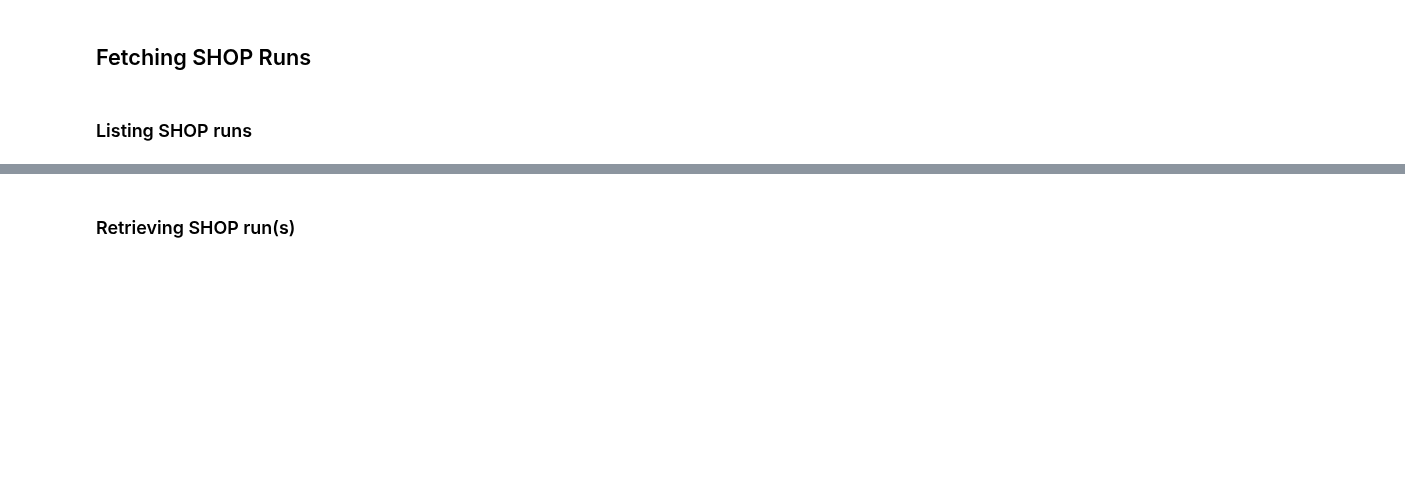
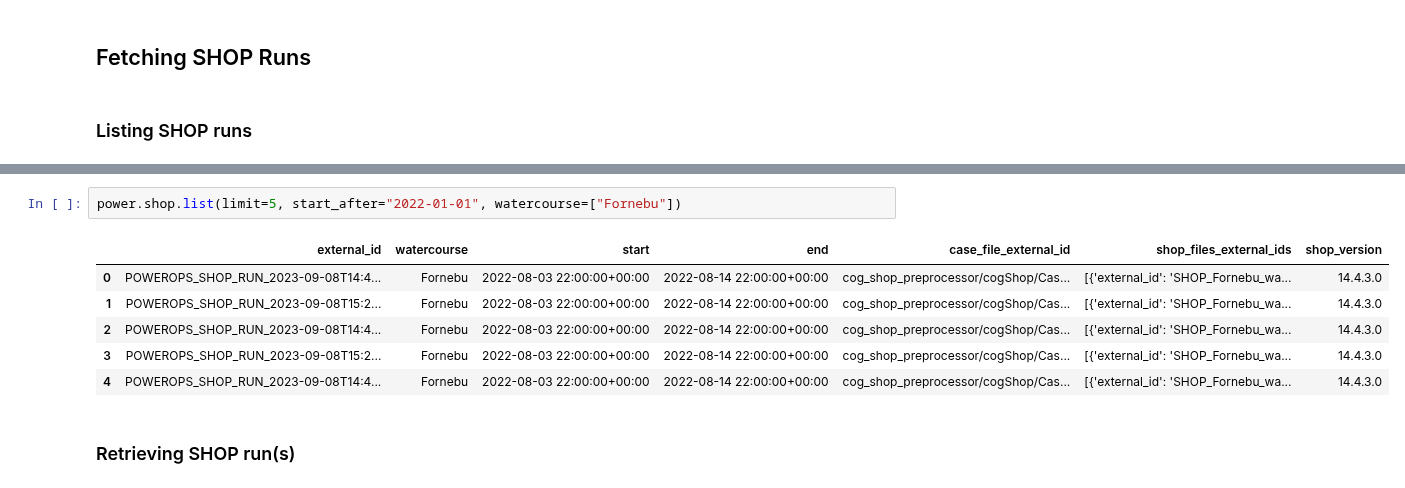
Before and after one commit to cognitedata/power-ops-sdk, a Jupyter notebook: docs/tutorials/shop_results.ipynb, the cells around one changed output, grey strips where cells are left out. Drawn from its saved outputs; the diff is of its cells as text; blank space fills up the shorter version.

```diff
--- a/docs/tutorials/shop_results.ipynb
+++ b/docs/tutorials/shop_results.ipynb
@@ -32,3 +36,12 @@ shop_runs
+# %%
+power.shop.list(limit=5, start_after="2022-01-01", watercourse=["Fornebu"])
+# %% [output]
+|  | external_id | watercourse | start | end | case_file_external_id | shop_files_external_ids | shop_version |
+| 0 | POWEROPS_SHOP_RUN_2023-09-08T14:4... | Fornebu | 2022-08-03 22:00:00+00:00 | 2022-08-14 22:00:00+00:00 | cog_shop_preprocessor/cogShop/Cas... | [{'external_id': 'SHOP_Fornebu_wa... | 14.4.3.0 |
+| 1 | POWEROPS_SHOP_RUN_2023-09-08T15:2... | Fornebu | 2022-08-03 22:00:00+00:00 | 2022-08-14 22:00:00+00:00 | cog_shop_preprocessor/cogShop/Cas... | [{'external_id': 'SHOP_Fornebu_wa... | 14.4.3.0 |
+| 2 | POWEROPS_SHOP_RUN_2023-09-08T14:4... | Fornebu | 2022-08-03 22:00:00+00:00 | 2022-08-14 22:00:00+00:00 | cog_shop_preprocessor/cogShop/Cas... | [{'external_id': 'SHOP_Fornebu_wa... | 14.4.3.0 |
+| 3 | POWEROPS_SHOP_RUN_2023-09-08T15:2... | Fornebu | 2022-08-03 22:00:00+00:00 | 2022-08-14 22:00:00+00:00 | cog_shop_preprocessor/cogShop/Cas... | [{'external_id': 'SHOP_Fornebu_wa... | 14.4.3.0 |
+| 4 | POWEROPS_SHOP_RUN_2023-09-08T14:4... | Fornebu | 2022-08-03 22:00:00+00:00 | 2022-08-14 22:00:00+00:00 | cog_shop_preprocessor/cogShop/Cas... | [{'external_id': 'SHOP_Fornebu_wa... | 14.4.3.0 |
 # %% [markdown]
 ### Retrieving SHOP run(s)
 # %%
```
Also changed, not shown: parts of 6 cells of this notebook.
